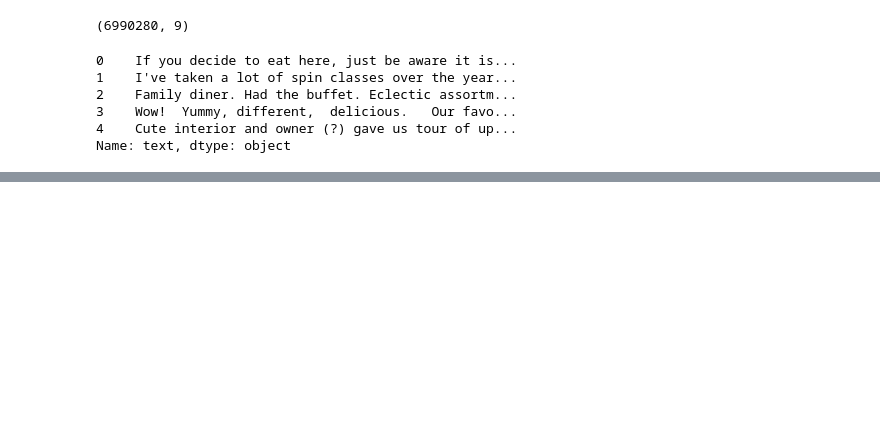
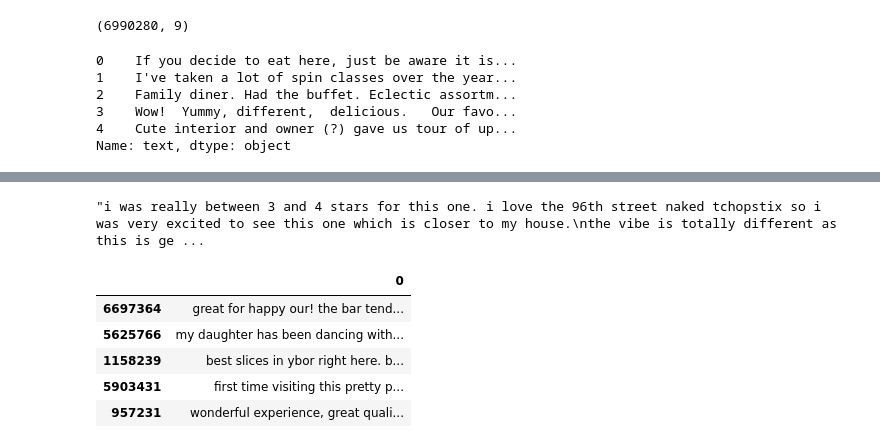
Before and after one commit to Dimasaur/scorecast, a Jupyter notebook: notebooks/notebook_gen_dima.ipynb, the cells around one changed output, grey strips where cells are left out. Saved outputs shown, nothing was run; the diff lists cells and outputs as text; code cells hidden in the pictures; blank space fills up the shorter version.

```diff
--- a/notebooks/notebook_gen_dima.ipynb
+++ b/notebooks/notebook_gen_dima.ipynb
@@ -127,0 +156,4 @@ reviews_list_lower
+# %%
+df_reviews_lower.iloc[24][0]
+# %% [output]
+"i was really between 3 and 4 stars for this one. i love the 96th street naked tchopstix so i was very excited to see this one which is closer to my house.\nthe vibe is totally different as this is ge ...
@@ -127,0 +162,9 @@ reviews_list_lower
+# %%
+df_test.head()
+# %% [output]
+|  | 0 |
+| 6697364 | great for happy our! the bar tend... |
+| 5625766 | my daughter has been dancing with... |
+| 1158239 | best slices in ybor right here. b... |
+| 5903431 | first time visiting this pretty p... |
+| 957231 | wonderful experience, great quali... |
```
Also changed, not shown: parts of 15 cells of this notebook.
